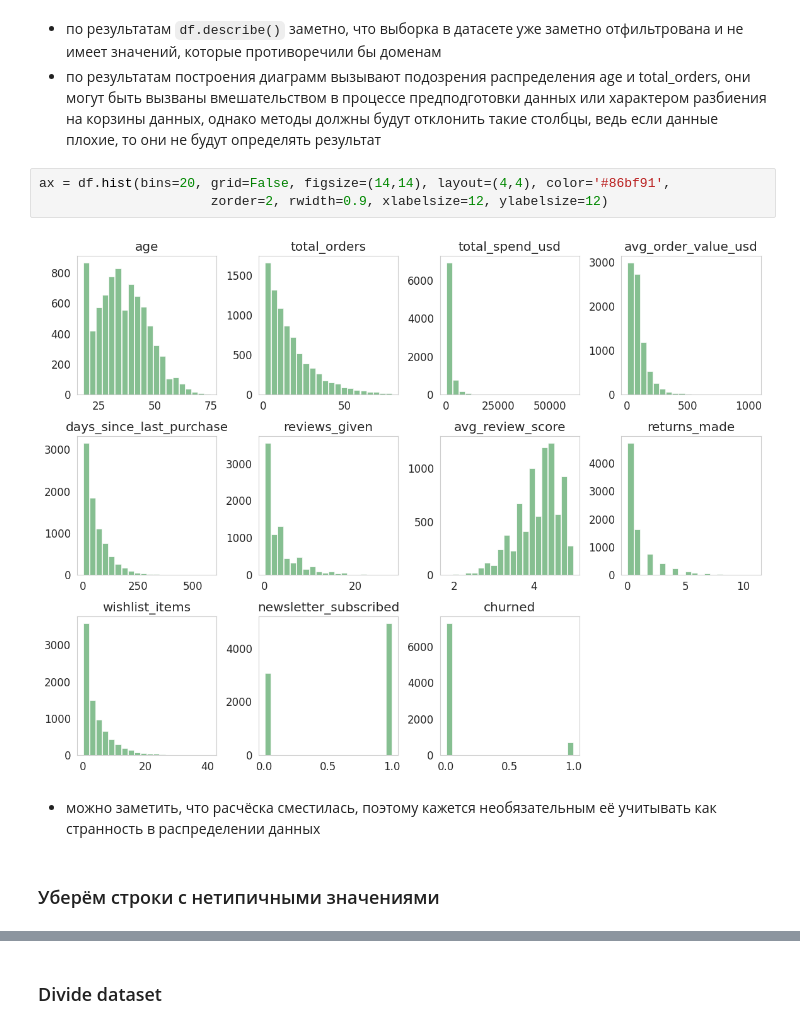
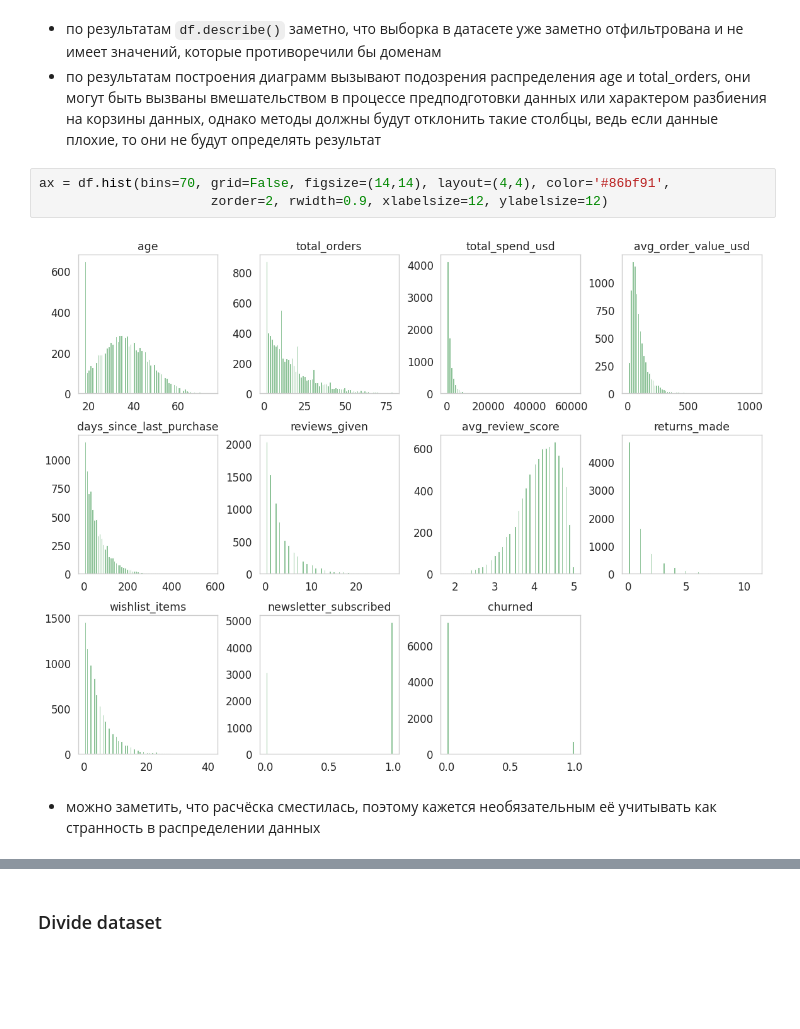
Before and after one commit to sircuspelle/e-commerce-feature-selection, a Jupyter notebook: methOpt_HW_3.ipynb, the cells around one changed output, grey strips where cells are left out. Drawn from its saved outputs; the diff is of its cells as text; blank space fills up the shorter version.

```diff
--- a/methOpt_HW_3.ipynb
+++ b/methOpt_HW_3.ipynb
@@ -93,11 +93,9 @@ ax = df.hist(bins=40, grid=False, figsize=(14,14), layout=(4,4), color='#86bf91'
 - по результатам `df.describe()` заметно, что выборка в датасете уже заметно отфильтрована и не имеет значений, которые противоречили бы доменам
 - по результатам построения диаграмм вызывают подозрения распределения age и total_orders, они могут быть вызваны вмешательством в процессе предподготовки данных или характером разбиения на корзины данных, однако методы должны будут отклонить такие столбцы, ведь если данные плохие, то они не будут определять результат
 # %%
-ax = df.hist(bins=20, grid=False, figsize=(14,14), layout=(4,4), color='#86bf91',
+ax = df.hist(bins=70, grid=False, figsize=(14,14), layout=(4,4), color='#86bf91',
                       zorder=2, rwidth=0.9, xlabelsize=12, ylabelsize=12)
 # %% [output]
-[figure, old version]
+[figure, new version]
 # %% [markdown]
 - можно заметить, что расчёска сместилась, поэтому кажется необязательным её учитывать как странность в распределении данных
-# %% [markdown]
-### Уберём строки с нетипичными значениями
```
Also changed, not shown: parts of 12 cells of this notebook.
